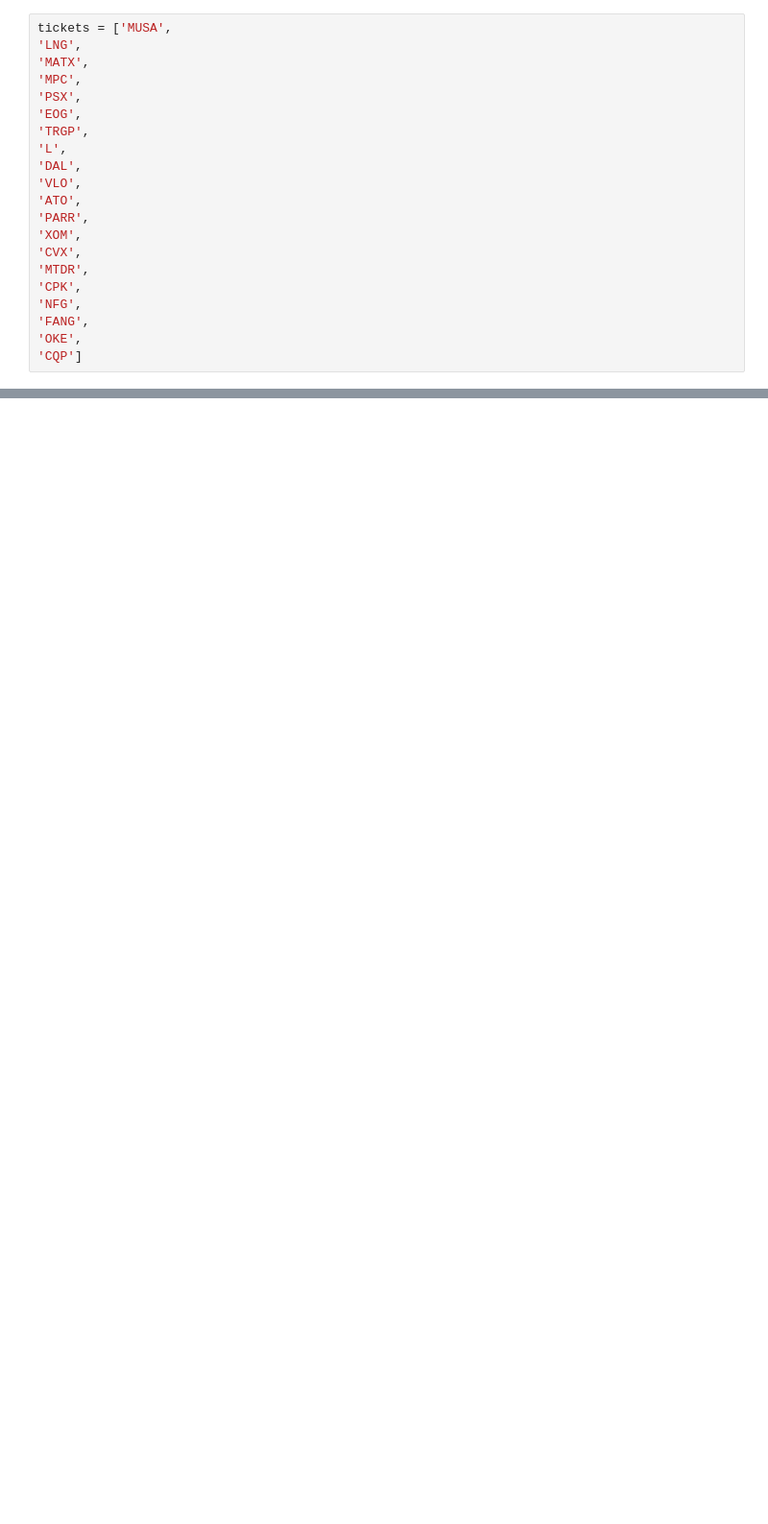
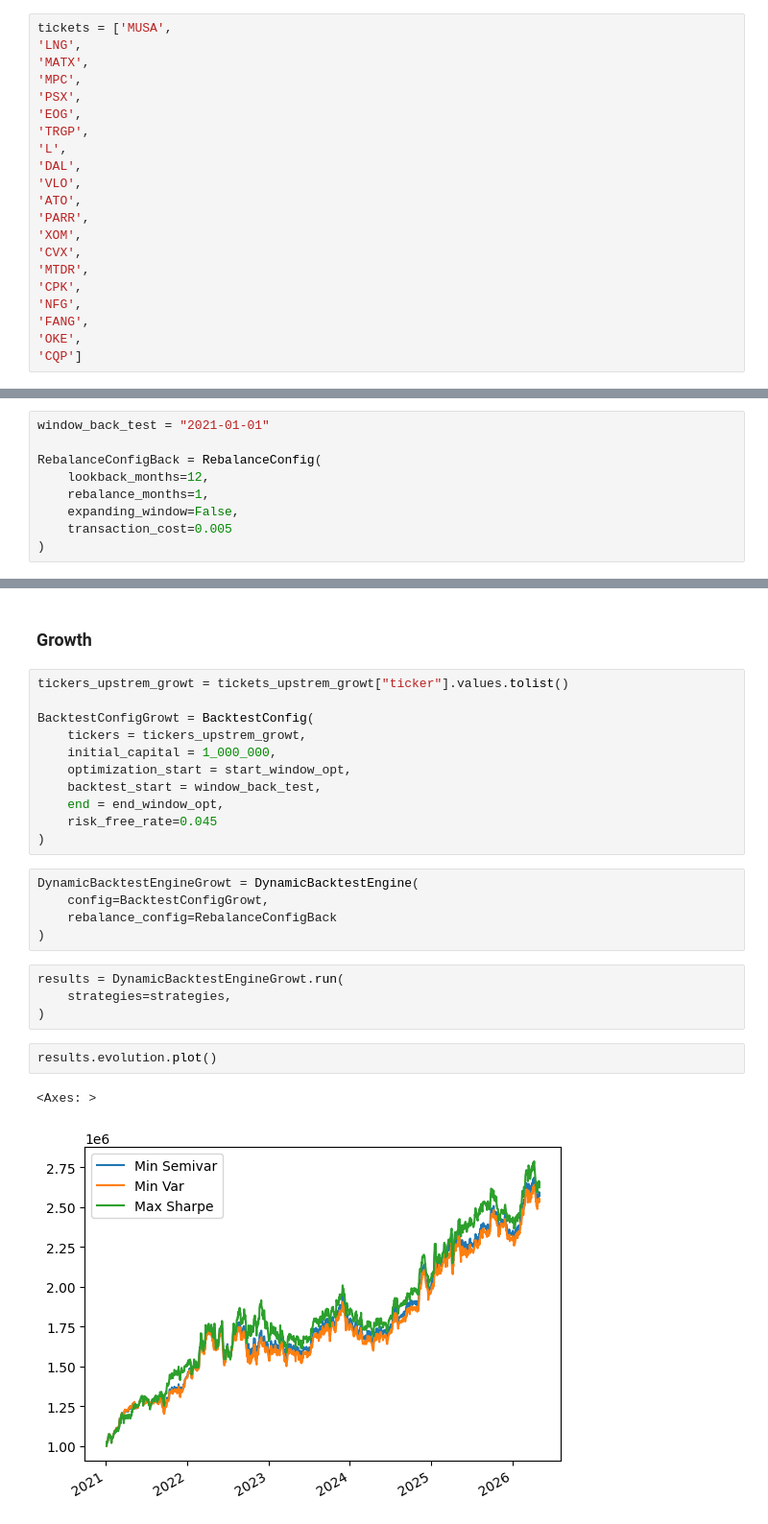
Before and after one commit to Rigobertoj/portafolios_inversion, a Jupyter notebook: research/08.20260501.energy_industry.ipynb, the cells around one changed output, grey strips where cells are left out. Shown at 96% size. Saved outputs shown, nothing was run; the diff lists cells and outputs as text; blank space fills up the shorter version.

```diff
--- a/research/08.20260501.energy_industry.ipynb
+++ b/research/08.20260501.energy_industry.ipynb
@@ -144,0 +368,9 @@ report = selector.selection_report(ranking=ranking, top_k=5)
+# %%
+window_back_test = "2021-01-01"
+
+RebalanceConfigBack = RebalanceConfig(
+    lookback_months=12,
+    rebalance_months=1,
+    expanding_window=False,
+    transaction_cost=0.005
+)
@@ -144,0 +506,27 @@ report = selector.selection_report(ranking=ranking, top_k=5)
+# %% [markdown]
+### Growth
+# %%
+tickers_upstrem_growt = tickets_upstrem_growt["ticker"].values.tolist()
+
+BacktestConfigGrowt = BacktestConfig(
+    tickers = tickers_upstrem_growt,
+    initial_capital = 1_000_000,
+    optimization_start = start_window_opt,
+    backtest_start = window_back_test,
+    end = end_window_opt,
+    risk_free_rate=0.045
+)
+# %%
+DynamicBacktestEngineGrowt = DynamicBacktestEngine(
+    config=BacktestConfigGrowt,
+    rebalance_config=RebalanceConfigBack
+)
+# %%
+results = DynamicBacktestEngineGrowt.run(
+    strategies=strategies,
+)
+# %%
+results.evolution.plot()
+# %% [output]
+<Axes: >
+[figure, added]
```
Also changed, not shown: parts of 43 cells of this notebook.
